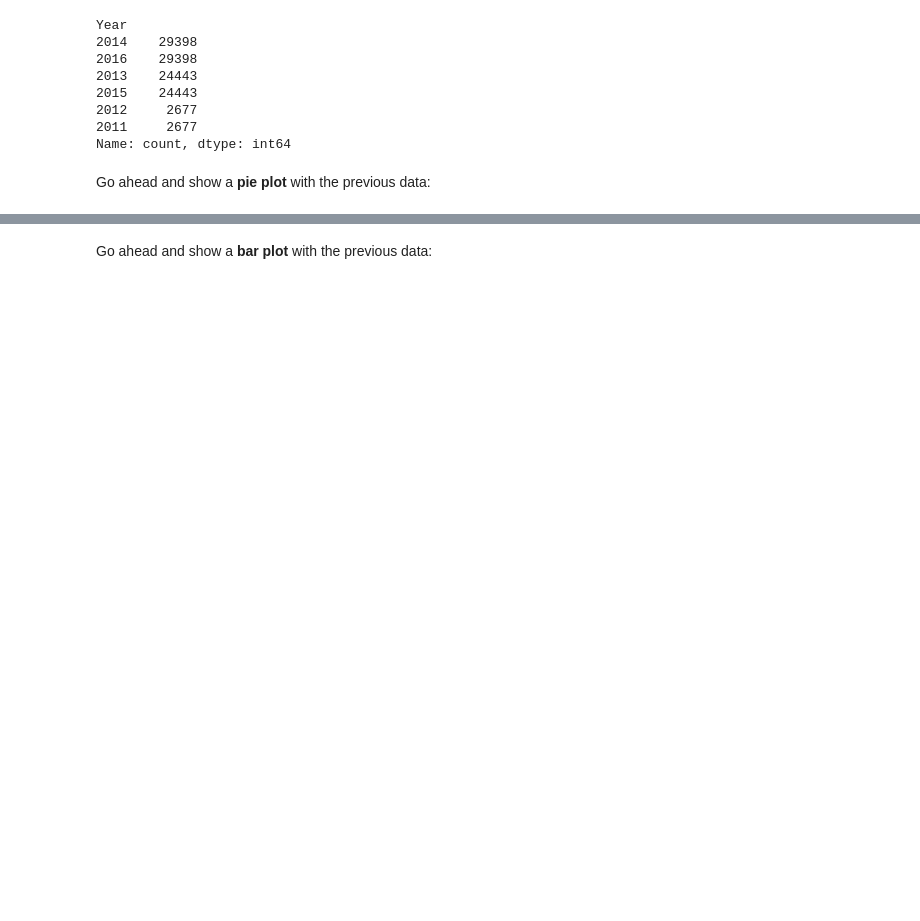
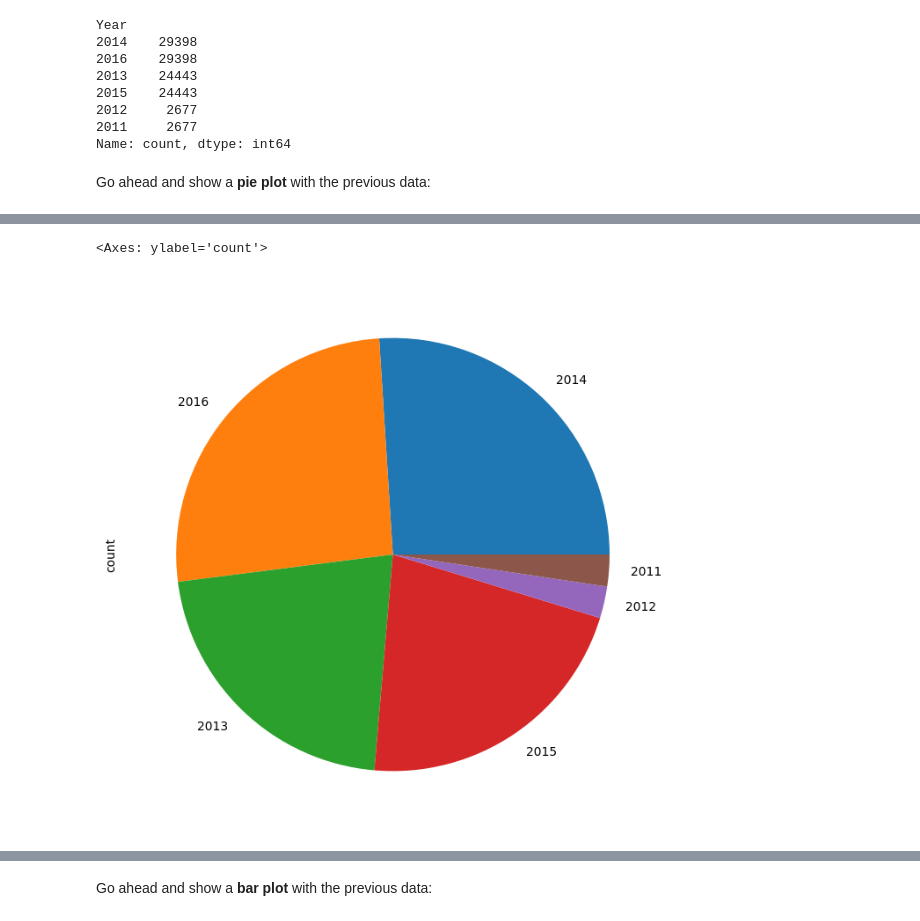
Before and after one commit to Calvin-MG28/Data-Analytics-with-Python-FreeCodeCamp, a Jupyter notebook: Exercises_1.ipynb, the cells around one changed output, grey strips where cells are left out. Cells and saved outputs as stored; diff of their text form; code cells hidden in the pictures; blank space fills up the shorter version.

Commit message:
Plot notes (PIE)

```diff
--- a/Exercises_1.ipynb
+++ b/Exercises_1.ipynb
@@ -114,5 +121,8 @@ Go ahead and show a <b>pie plot</b> with the previous data:
 # %%
-sales['Year'].value_counts().plot(kind='pie', figsize=(6,6))
+sales['Year'].value_counts().plot(kind='pie', figsize=(8,8))
+# %% [output]
+<Axes: ylabel='count'>
+[figure, added]
 # %% [markdown]
 ![green-divider](https://user-images.githubusercontent.com/7065401/52071924-c003ad80-2562-11e9-8297-1c6595f8a7ff.png)
 
```
Also changed, not shown: parts of 2 cells of this notebook.
